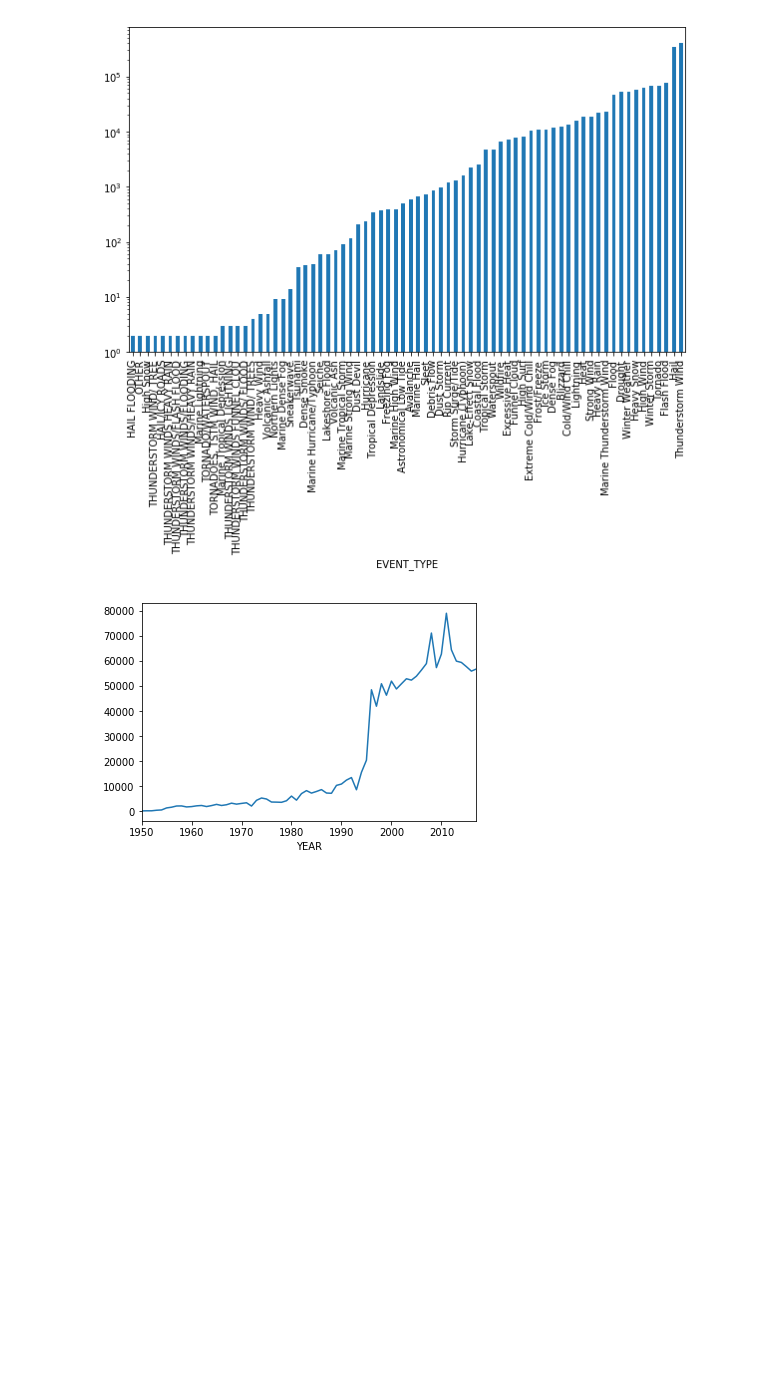
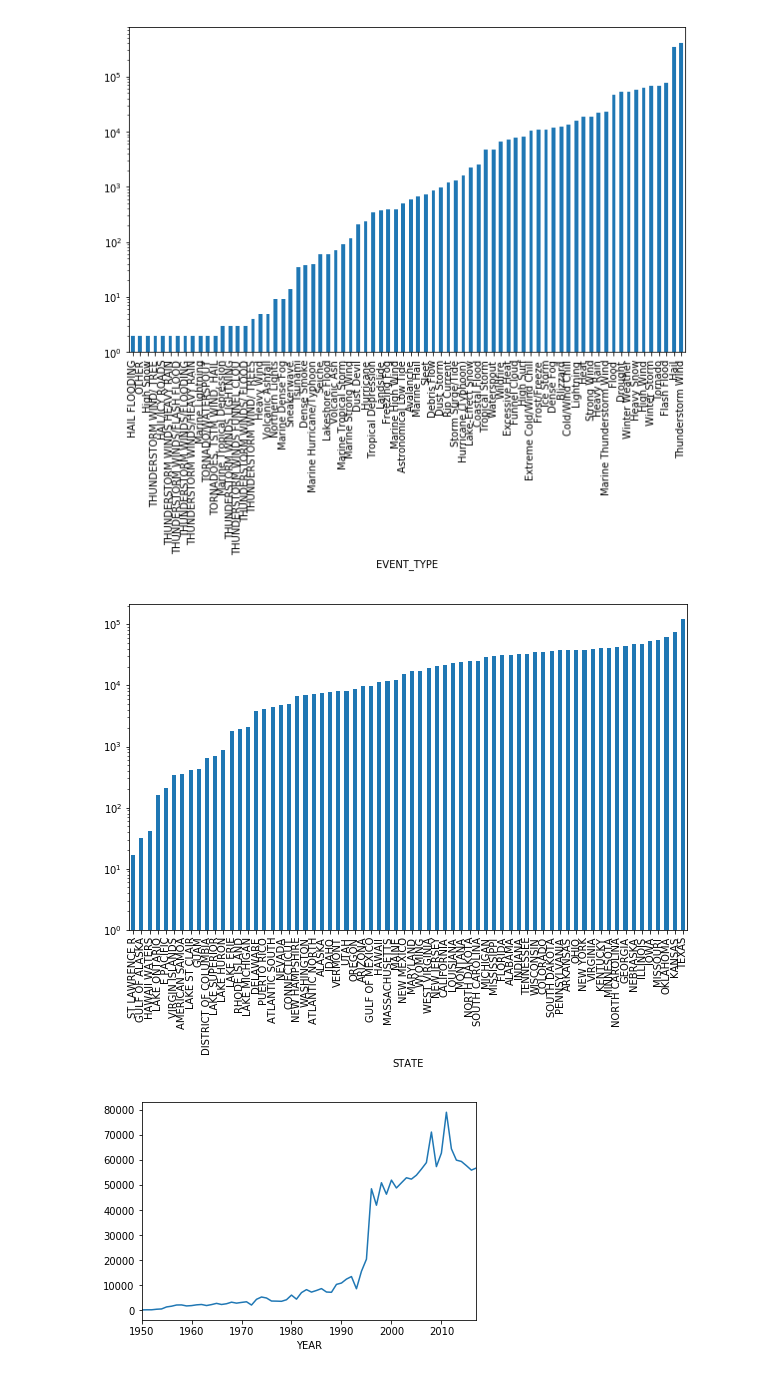
Before and after one commit to jmackrory/PDX_severe, a Jupyter notebook: clean_data.ipynb, the cells around one changed output. Drawn from its saved outputs; the diff is of its cells as text; code cells hidden in the pictures; blank space fills up the shorter version.

```diff
--- a/clean_data.ipynb
+++ b/clean_data.ipynb
@@ -456,6 +570,15 @@ event_num.plot(kind='bar',log=True)
 plt.show()
 # %% [output]
 [figure]
+# %%
+#Plot number of events per type (over all years with uneven coverage)
+state_num=df_det_trim2.groupby('STATE').apply(len).sort_values()
+
+plt.figure(figsize=(10,6))
+state_num.plot(kind='bar',log=True)
+plt.show()
+# %% [output]
+[figure, added]
 # %%
 #Plot number of events per year
 df_det_trim2.groupby('YEAR').apply(len).plot()
```
Also changed, not shown: parts of 22 cells of this notebook, 2 other files.
